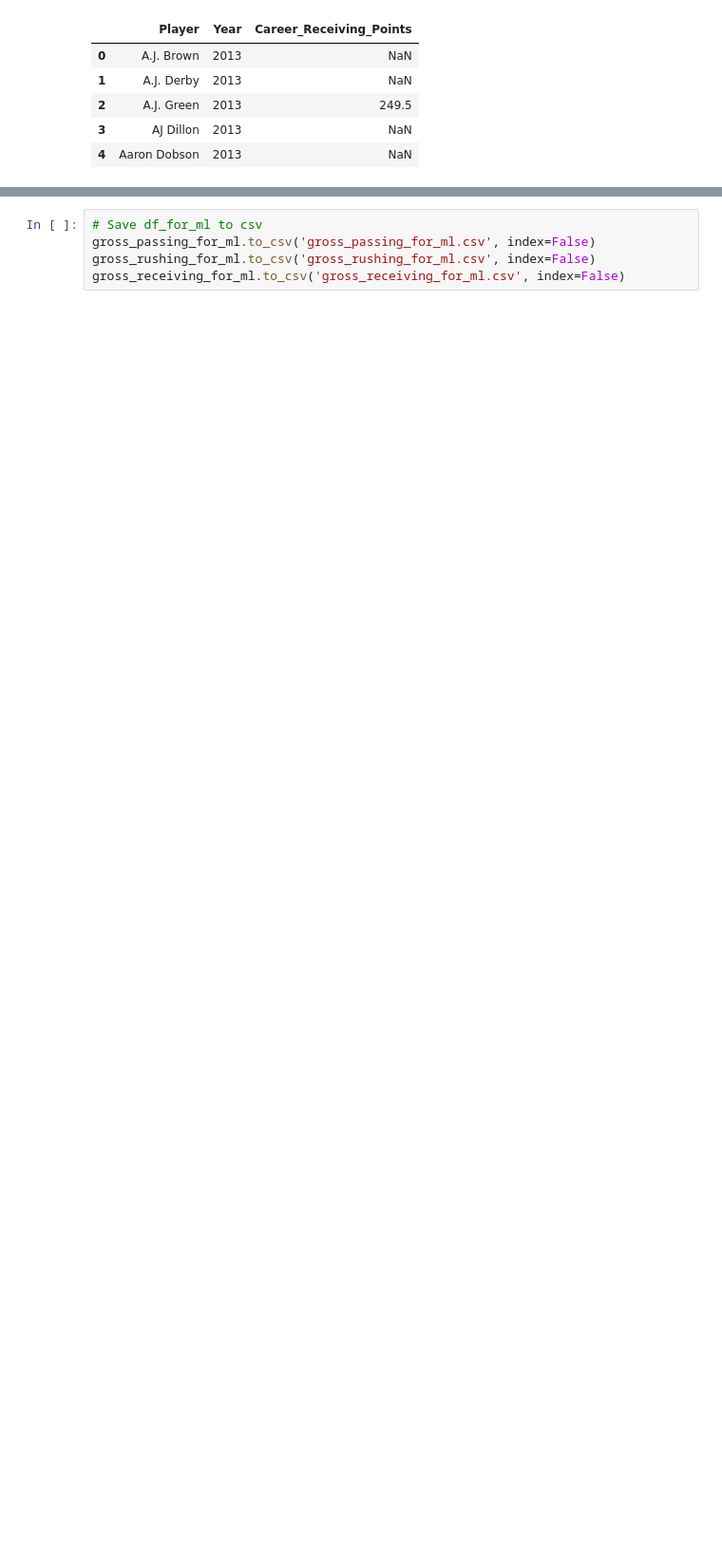
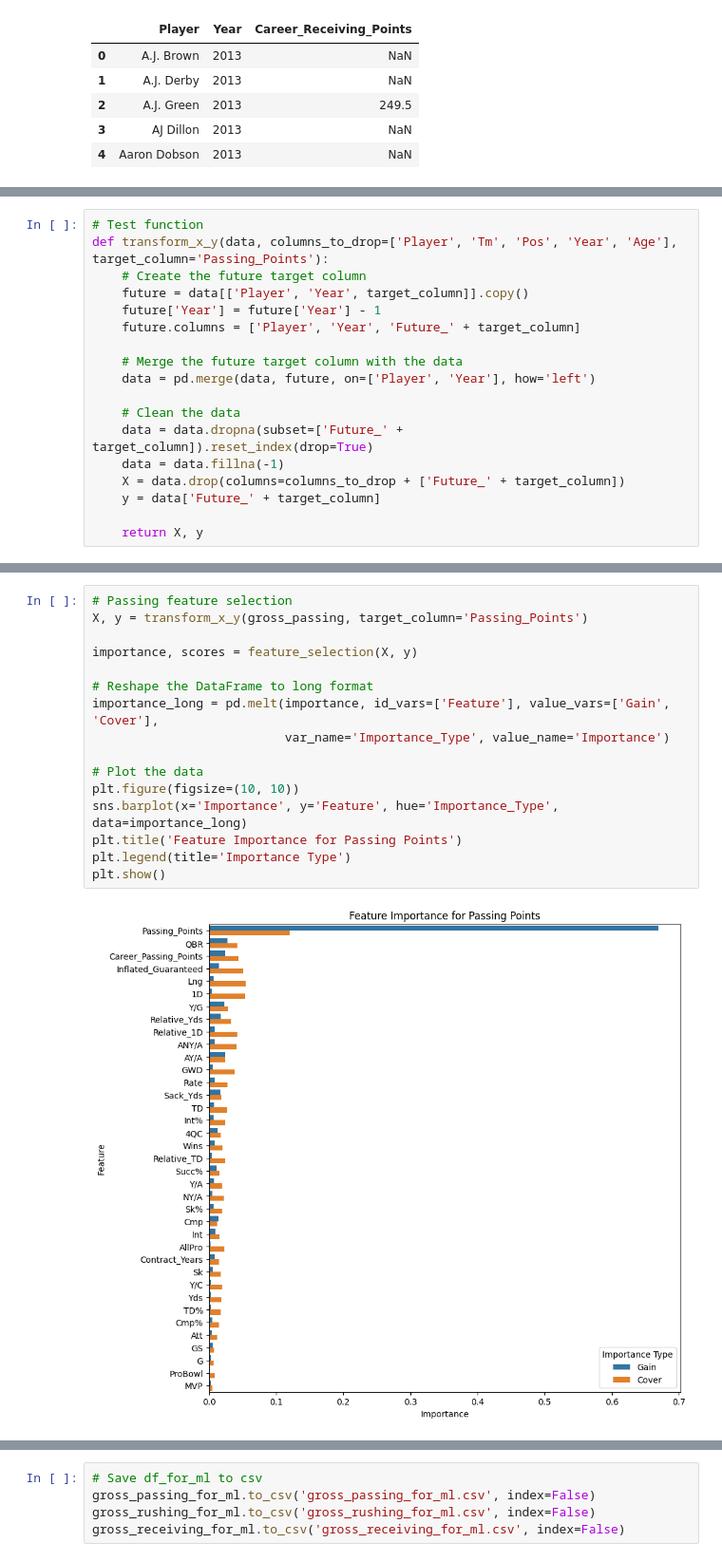
Before and after one commit to jackdepree/FFInsights, a Jupyter notebook: code/2024_gross_projections_eda.ipynb, the cells around one changed output, grey strips where cells are left out. Shown at 95% size. Cells and saved outputs as stored; diff of their text form; blank space fills up the shorter version.

```diff
--- a/code/2024_gross_projections_eda.ipynb
+++ b/code/2024_gross_projections_eda.ipynb
@@ -305,0 +181,18 @@ receiving_career.head()
+# %%
+# Test function
+def transform_x_y(data, columns_to_drop=['Player', 'Tm', 'Pos', 'Year', 'Age'], target_column='Passing_Points'):
+    # Create the future target column
+    future = data[['Player', 'Year', target_column]].copy()
+    future['Year'] = future['Year'] - 1
+    future.columns = ['Player', 'Year', 'Future_' + target_column]
+
+    # Merge the future target column with the data
+    data = pd.merge(data, future, on=['Player', 'Year'], how='left')
+
+    # Clean the data
+    data = data.dropna(subset=['Future_' + target_column]).reset_index(drop=True)
+    data = data.fillna(-1)
+    X = data.drop(columns=columns_to_drop + ['Future_' + target_column])
+    y = data['Future_' + target_column]
+
+    return X, y
@@ -305,0 +236,18 @@ receiving_career.head()
+# %%
+# Passing feature selection
+X, y = transform_x_y(gross_passing, target_column='Passing_Points')
+
+importance, scores = feature_selection(X, y)
+
+# Reshape the DataFrame to long format
+importance_long = pd.melt(importance, id_vars=['Feature'], value_vars=['Gain', 'Cover'],
+                          var_name='Importance_Type', value_name='Importance')
+
+# Plot the data
+plt.figure(figsize=(10, 10))
+sns.barplot(x='Importance', y='Feature', hue='Importance_Type', data=importance_long)
+plt.title('Feature Importance for Passing Points')
+plt.legend(title='Importance Type')
+plt.show()
+# %% [output]
+[figure, added]
```
Also changed, not shown: parts of 28 cells of this notebook, 19 other files.
